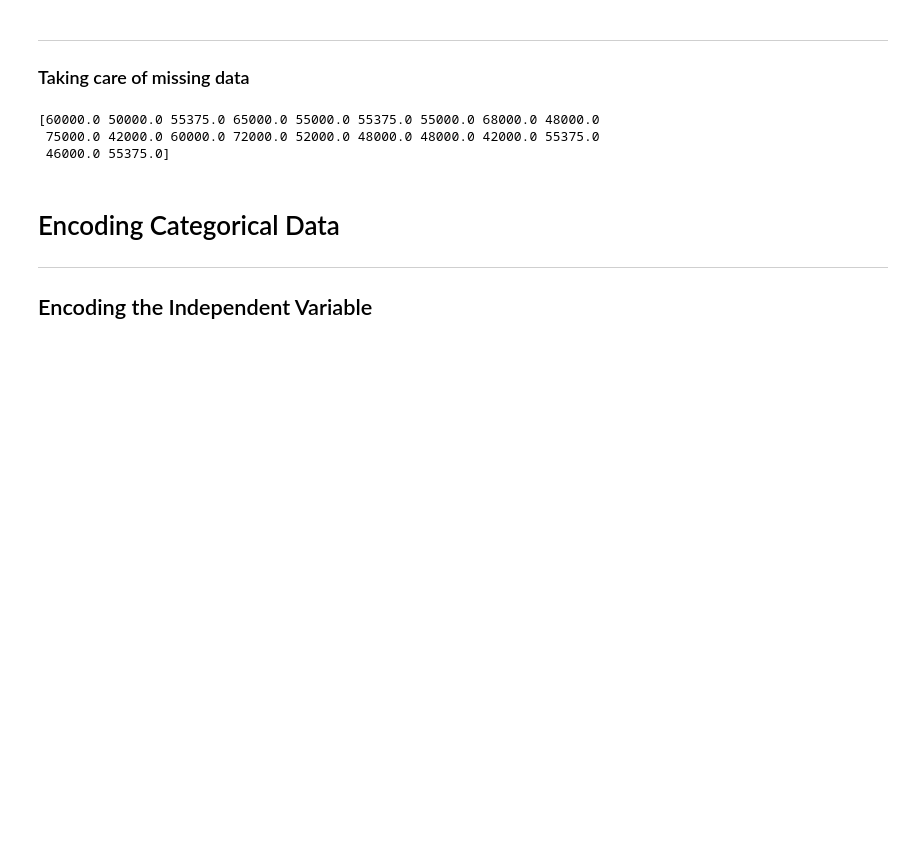
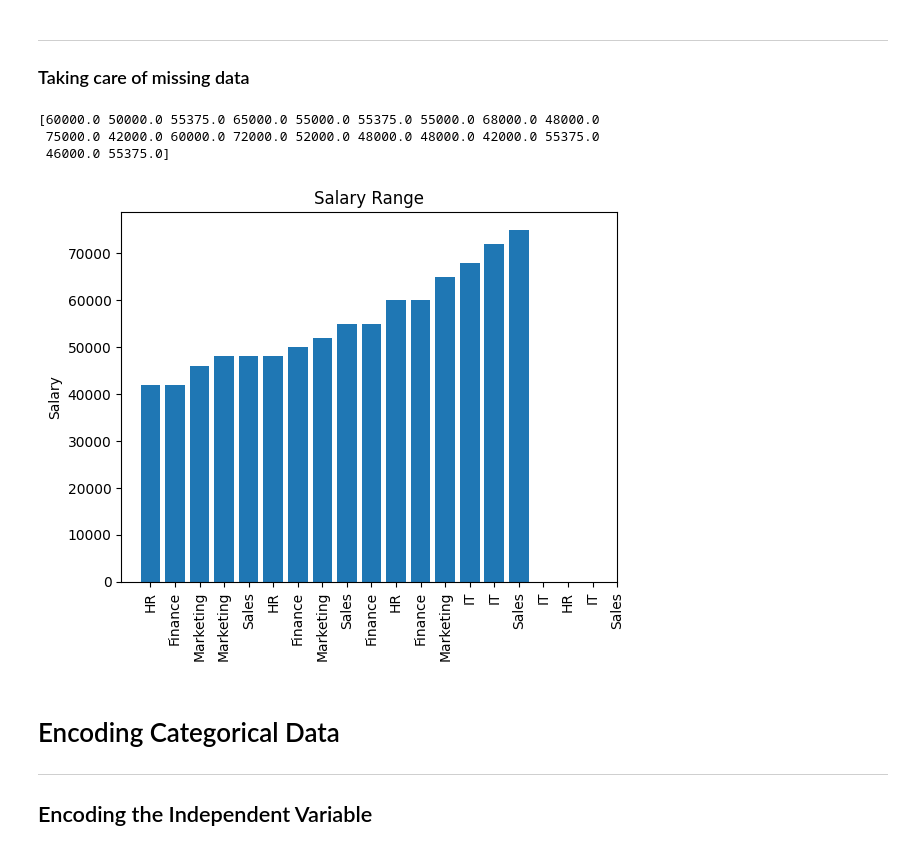
Before and after one commit to Dinoxxc/machine_learning, a Jupyter notebook: Pertemuan3/Data_Preprocessing_Tools.ipynb, the cells around one changed output. Saved outputs shown, nothing was run; the diff lists cells and outputs as text; code cells hidden in the pictures; blank space fills up the shorter version.

```diff
--- a/Pertemuan3/Data_Preprocessing_Tools.ipynb
+++ b/Pertemuan3/Data_Preprocessing_Tools.ipynb
@@ -117,6 +117,27 @@ print(X[:, 6])
 [60000.0 50000.0 55375.0 65000.0 55000.0 55375.0 55000.0 68000.0 48000.0
  75000.0 42000.0 60000.0 72000.0 52000.0 48000.0 48000.0 42000.0 55375.0
  46000.0 55375.0]
+# %%
+import matplotlib.pyplot as plt
+import numpy as np
+
+coloumn_salary = dataset ['Salary']
+coloumn_department = dataset ['Department']
+
+df = pd.DataFrame({
+    'Department': coloumn_department,
+    'Salary': coloumn_salary,
+})
+df.sort_values(by='Salary', inplace=True)
+
+x_coords = np.arange(len(df))
+plt.bar(x_coords, df['Salary'], tick_label=df['Department'])
+plt.xticks(rotation=90)
+plt.ylabel('Salary')
+plt.title('Salary Range')
+plt.show()
+# %% [output]
+[figure, added]
 # %% [markdown]
 # Encoding Categorical Data
 
```
